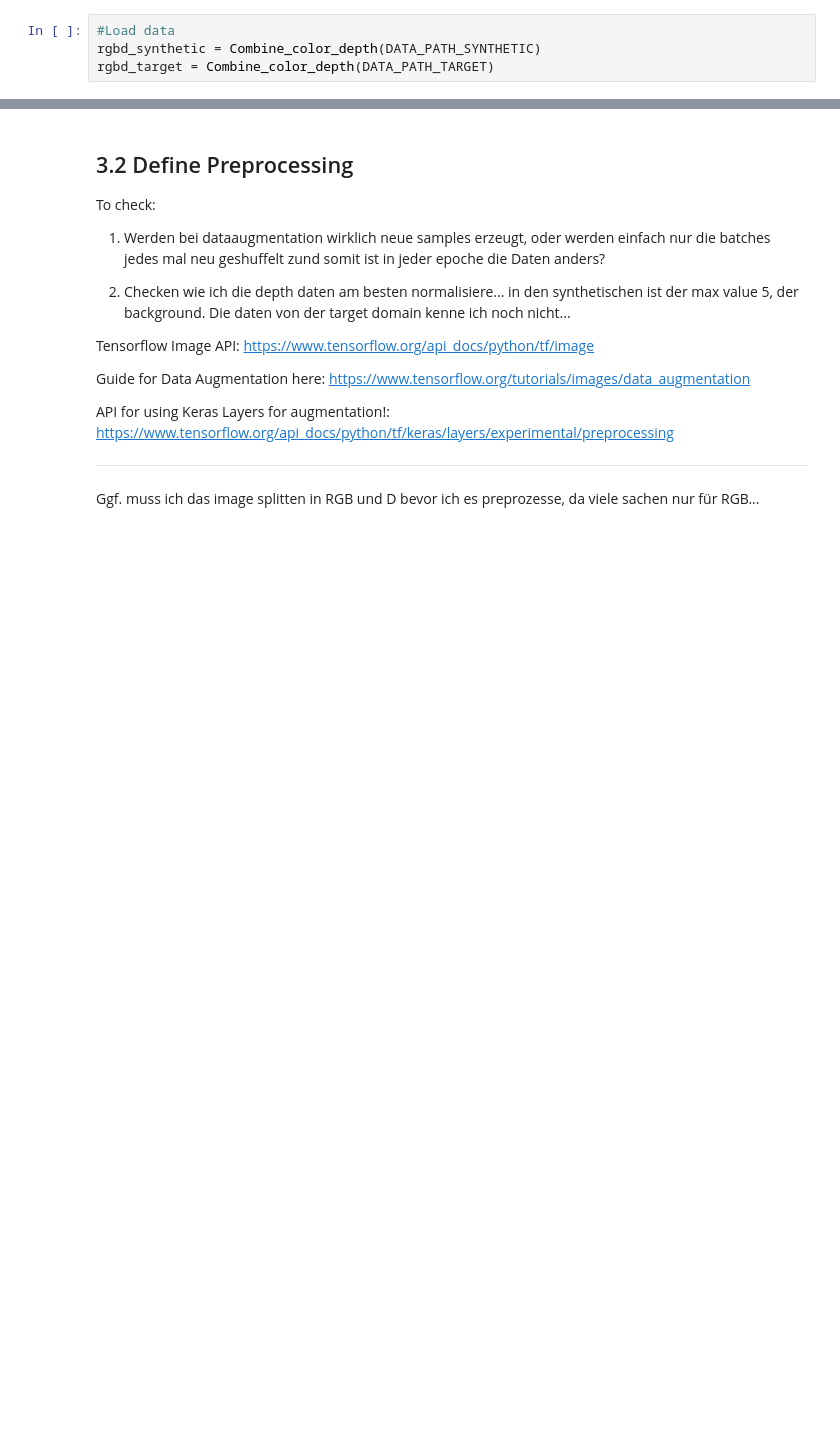
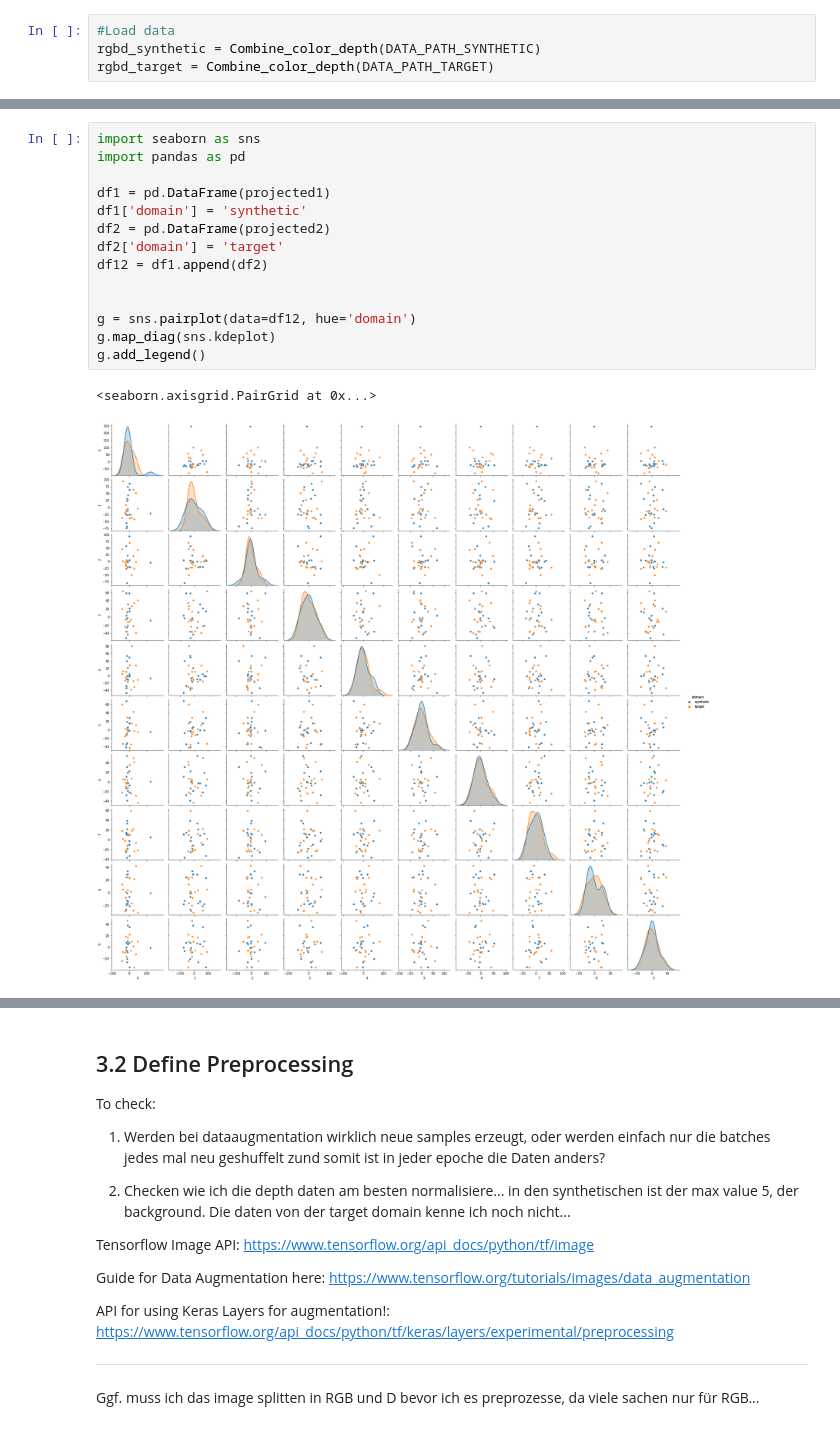
Before and after one commit to sascha-kirch/VoloGAN, a Jupyter notebook: VologramsData_Playground.ipynb, the cells around one changed output, grey strips where cells are left out. Saved outputs shown, nothing was run; the diff lists cells and outputs as text; blank space fills up the shorter version.

```diff
--- a/VologramsData_Playground.ipynb
+++ b/VologramsData_Playground.ipynb
@@ -286,0 +330,17 @@ Plot_RGBD_Sample(rgbd_target[0,...], "Target Domain RGBD Example")
+# %%
+import seaborn as sns
+import pandas as pd
+
+df1 = pd.DataFrame(projected1)
+df1['domain'] = 'synthetic'
+df2 = pd.DataFrame(projected2)
+df2['domain'] = 'target'
+df12 = df1.append(df2)
+
+
+g = sns.pairplot(data=df12, hue='domain')
+g.map_diag(sns.kdeplot)
+g.add_legend()
+# %% [output]
+<seaborn.axisgrid.PairGrid at 0x...>
+[figure, added]
```
Also changed, not shown: parts of 31 cells of this notebook.
